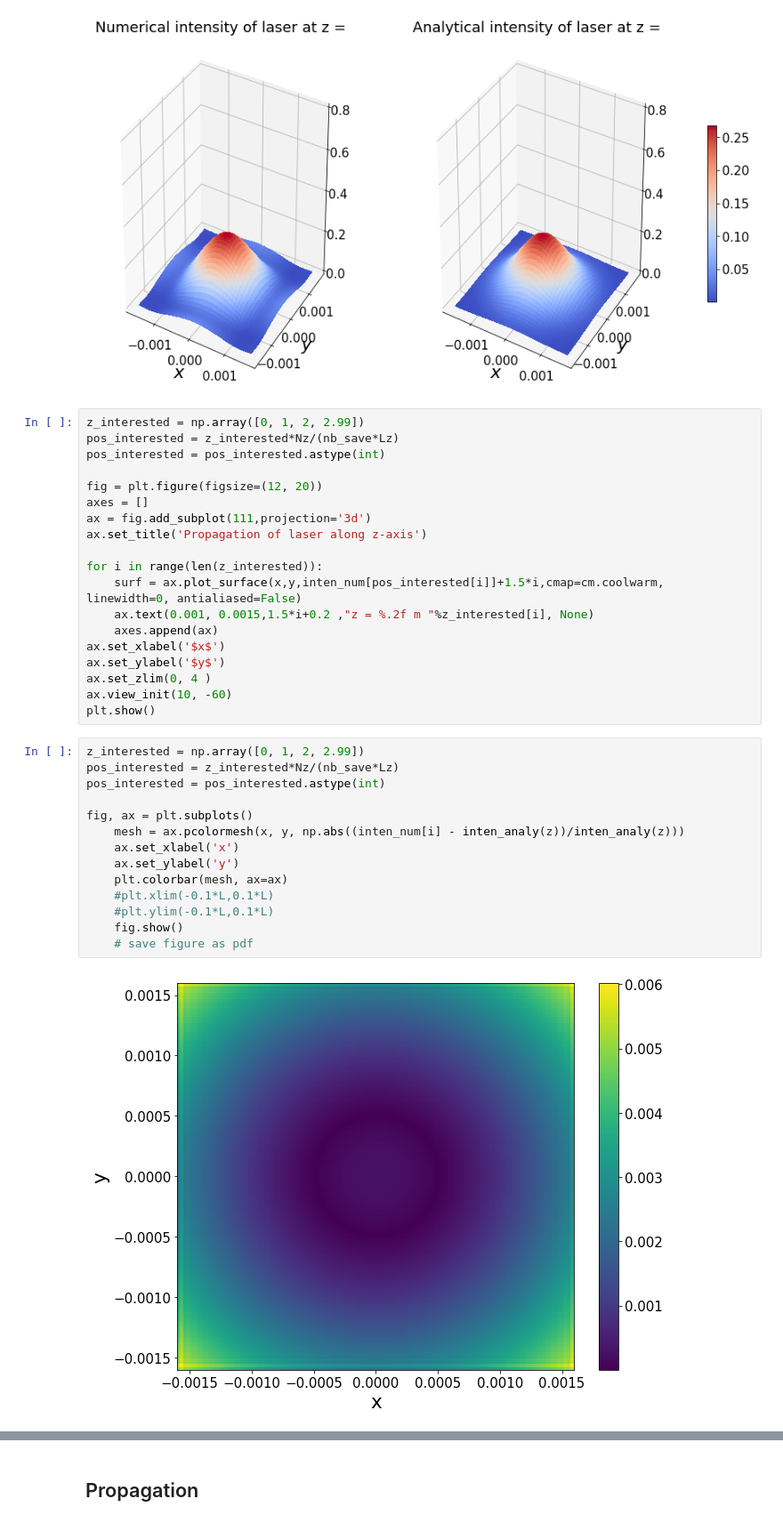
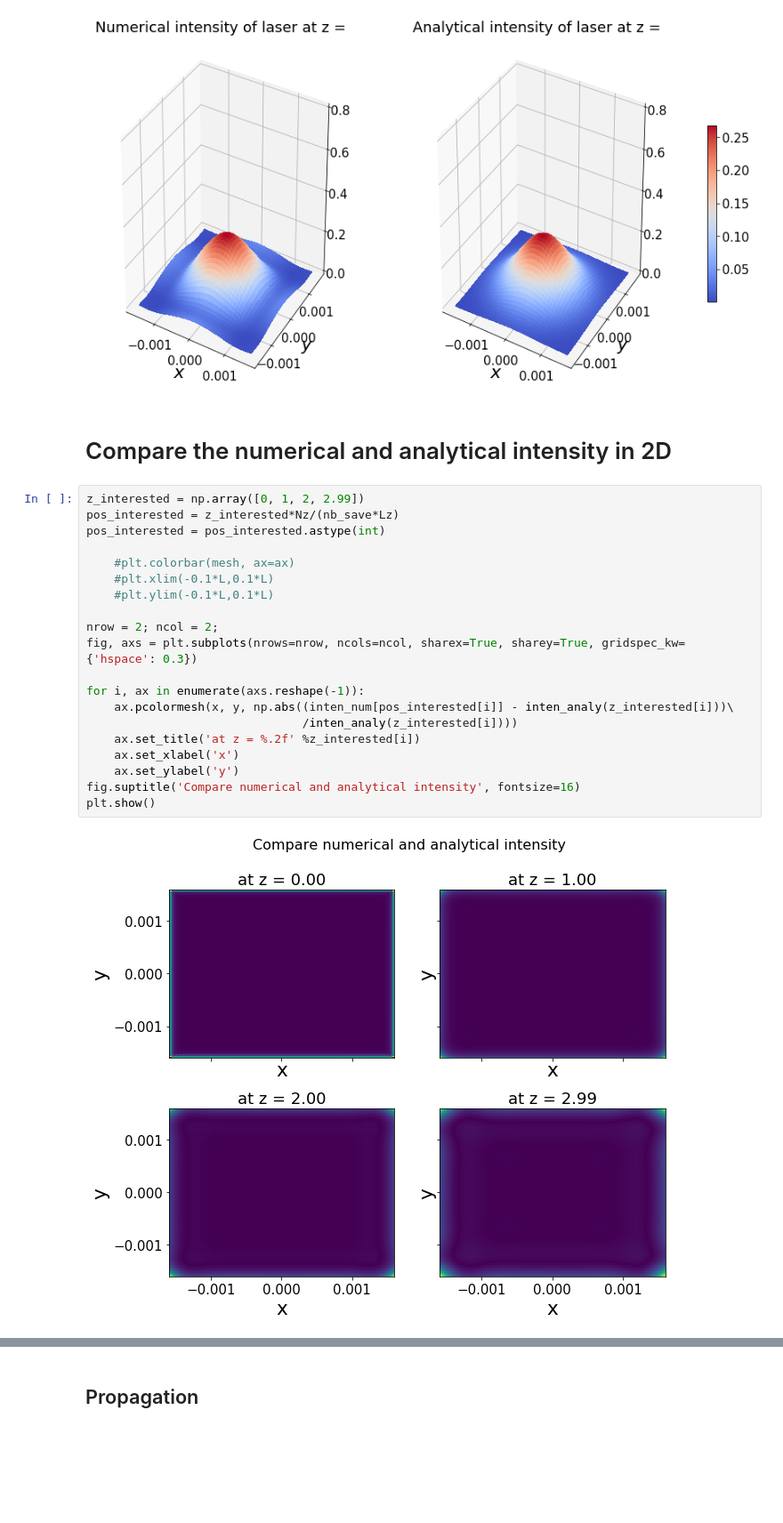
Before and after one commit to kimhong-chao/Project-PHY571, a Jupyter notebook: analysis/analyze_diffraction.ipynb, the cells around one changed output, grey strips where cells are left out. Shown at 89% size. Drawn from its saved outputs; the diff is of its cells as text; blank space fills up the shorter version.

Commit message:
add subplot of energy comparaison

```diff
--- a/analysis/analyze_diffraction.ipynb
+++ b/analysis/analyze_diffraction.ipynb
@@ -114,38 +116,27 @@ plt.show()
 #plt.savefig("../figures/observables.pdf")
 # %% [output]
 [figure]
-# %%
-z_interested = np.array([0, 1, 2, 2.99])
-pos_interested = z_interested*Nz/(nb_save*Lz)
-pos_interested = pos_interested.astype(int)
-
-fig = plt.figure(figsize=(12, 20))
-axes = []
-ax = fig.add_subplot(111,projection='3d')
-ax.set_title('Propagation of laser along z-axis')
-
-for i in range(len(z_interested)):
-    surf = ax.plot_surface(x,y,inten_num[pos_interested[i]]+1.5*i,cmap=cm.coolwarm, linewidth=0, antialiased=False)
-    ax.text(0.001, 0.0015,1.5*i+0.2 ,"z = %.2f m "%z_interested[i], None)
-    axes.append(ax)
-ax.set_xlabel('$x$')
-ax.set_ylabel('$y$')
-ax.set_zlim(0, 4 )
-ax.view_init(10, -60)
-plt.show()
+# %% [markdown]
+# Compare the numerical and analytical intensity in 2D
 # %%
 z_interested = np.array([0, 1, 2, 2.99])
 pos_interested = z_interested*Nz/(nb_save*Lz)
 pos_interested = pos_interested.astype(int)
 
-fig, ax = plt.subplots()
-    mesh = ax.pcolormesh(x, y, np.abs((inten_num[i] - inten_analy(z))/inten_analy(z)))
+    #plt.colorbar(mesh, ax=ax)
+    #plt.xlim(-0.1*L,0.1*L)
+    #plt.ylim(-0.1*L,0.1*L)
+
+nrow = 2; ncol = 2;
+fig, axs = plt.subplots(nrows=nrow, ncols=ncol, sharex=True, sharey=True, gridspec_kw={'hspace': 0.3})
+
+for i, ax in enumerate(axs.reshape(-1)):
+    ax.pcolormesh(x, y, np.abs((inten_num[pos_interested[i]] - inten_analy(z_interested[i]))\
+                               /inten_analy(z_interested[i])))
+    ax.set_title('at z = %.2f' %z_interested[i])
     ax.set_xlabel('x')
     ax.set_ylabel('y')
-    plt.colorbar(mesh, ax=ax)
-    #plt.xlim(-0.1*L,0.1*L)
-    #plt.ylim(-0.1*L,0.1*L)
-    fig.show()
-    # save figure as pdf
+fig.suptitle('Compare numerical and analytical intensity', fontsize=16)
+plt.show()
 # %% [output]
-[figure, old version]
+[figure, new version]
```
Also changed, not shown: parts of 2 cells of this notebook.
